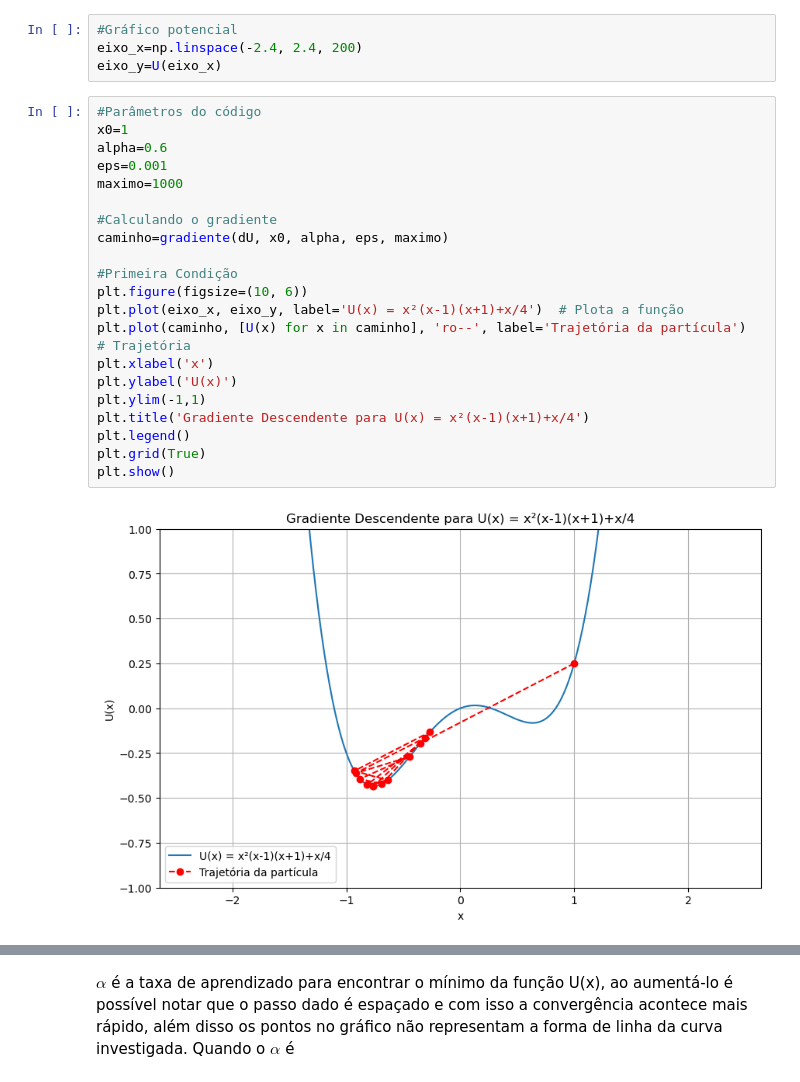
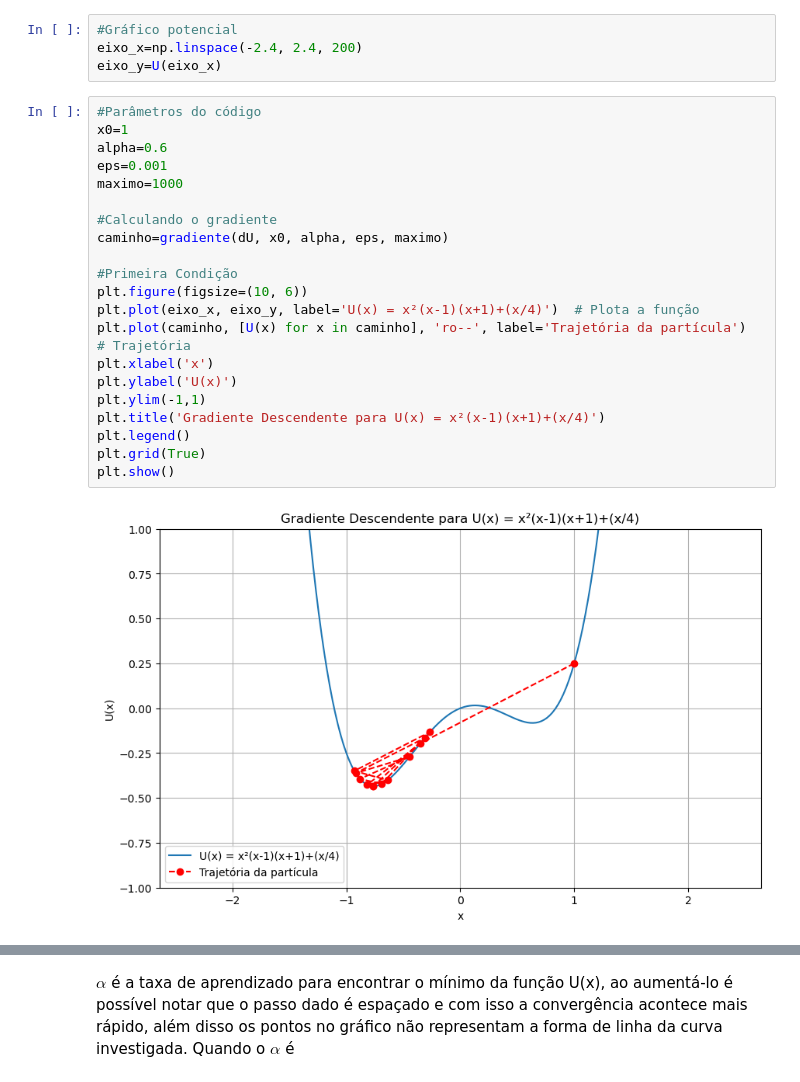
Before and after one commit to RannaSquaer/Fisica-Computacional, a Jupyter notebook: Atividades/Atividade03/Atividade03.ipynb, the cells around one changed output, grey strips where cells are left out. Cells and saved outputs as stored; diff of their text form.

```diff
--- a/Atividades/Atividade03/Atividade03.ipynb
+++ b/Atividades/Atividade03/Atividade03.ipynb
@@ -25,26 +25,26 @@ eixo_y=U(eixo_x)
 # %%
 #Parâmetros do código
 x0=1
 alpha=0.6
 eps=0.001
 maximo=1000
 
 #Calculando o gradiente
 caminho=gradiente(dU, x0, alpha, eps, maximo)
 
 #Primeira Condição
 plt.figure(figsize=(10, 6))
-plt.plot(eixo_x, eixo_y, label='U(x) = x²(x-1)(x+1)+x/4')  # Plota a função
+plt.plot(eixo_x, eixo_y, label='U(x) = x²(x-1)(x+1)+(x/4)')  # Plota a função
 plt.plot(caminho, [U(x) for x in caminho], 'ro--', label='Trajetória da partícula')  # Trajetória
 plt.xlabel('x')
 plt.ylabel('U(x)')
 plt.ylim(-1,1)
-plt.title('Gradiente Descendente para U(x) = x²(x-1)(x+1)+x/4')
+plt.title('Gradiente Descendente para U(x) = x²(x-1)(x+1)+(x/4)')
 plt.legend()
 plt.grid(True)
 plt.show()
 # %% [output]
-[figure, old version]
+[figure, new version]
 # %%
 #Parâmetros do código
 x0=1
```
Also changed, not shown: parts of 1 cell of this notebook.
